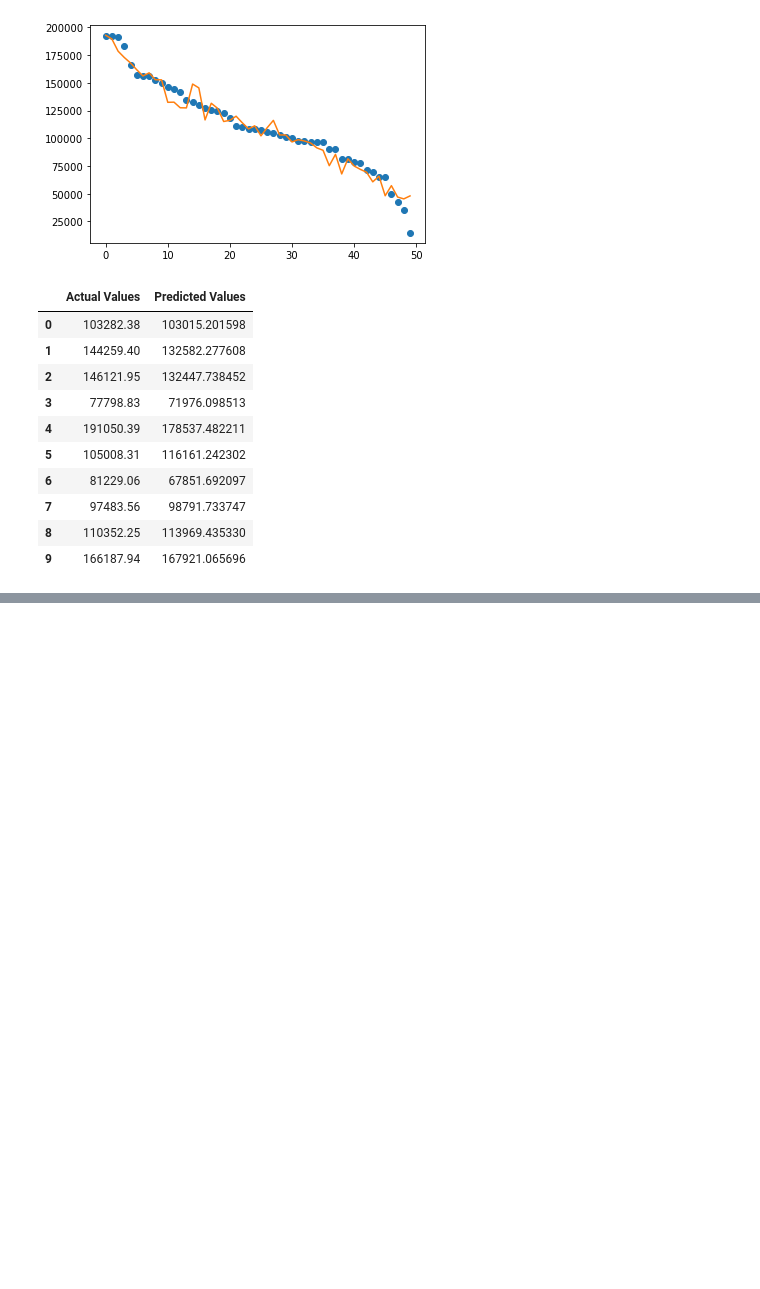
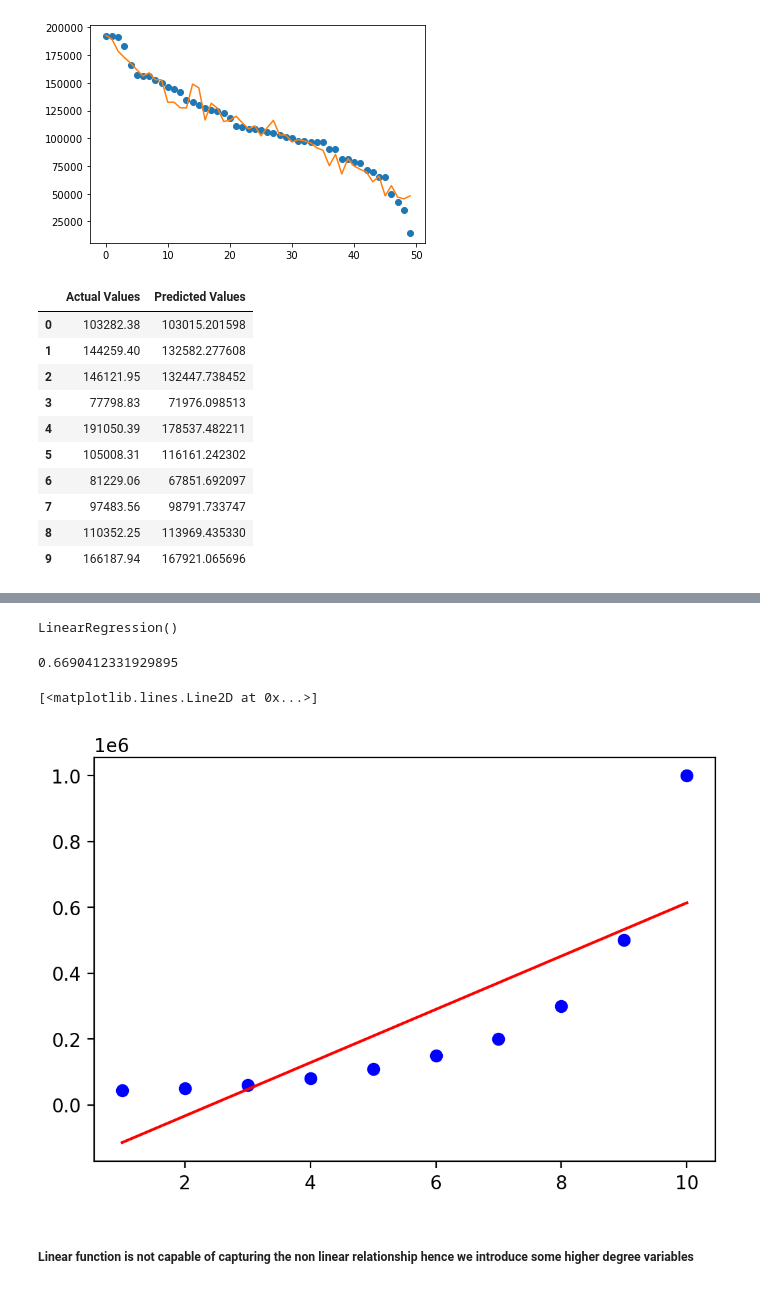
Before and after one commit to celiahc823/Multiple-Regression-and-Polynomial-Regression, a Jupyter notebook: Multiple_and_Polynomial_Regression.ipynb, the cells around one changed output, grey strips where cells are left out. Saved outputs shown, nothing was run; the diff lists cells and outputs as text; code cells hidden in the pictures; blank space fills up the shorter version.

```diff
--- a/Multiple_and_Polynomial_Regression.ipynb
+++ b/Multiple_and_Polynomial_Regression.ipynb
@@ -201,0 +227,5 @@ test_df
+# %%
+X = df[['Level']].values
+Y = df[['Salary']].values
+print(X)
+print(Y)
@@ -201,0 +253,21 @@ test_df
+# %%
+from sklearn.linear_model import LinearRegression
+lin_reg = LinearRegression()
+lin_reg.fit(X,Y)
+# %% [output]
+LinearRegression()
+# %%
+lin_reg.score(X,Y)
+# %% [output]
+0.6690412331929895
+# %%
+pred1 = lin_reg.predict(X)
+# %%
+plt.figure(dpi = 200)
+plt.plot(X,Y,'ob')
+plt.plot(X,pred1, 'r')
+# %% [output]
+[<matplotlib.lines.Line2D at 0x...>]
+[figure, added]
+# %% [markdown]
+##### ****Linear function is not capable of capturing the non linear relationship hence we introduce some higher degree variables****
```
Also changed, not shown: parts of 21 cells of this notebook.
